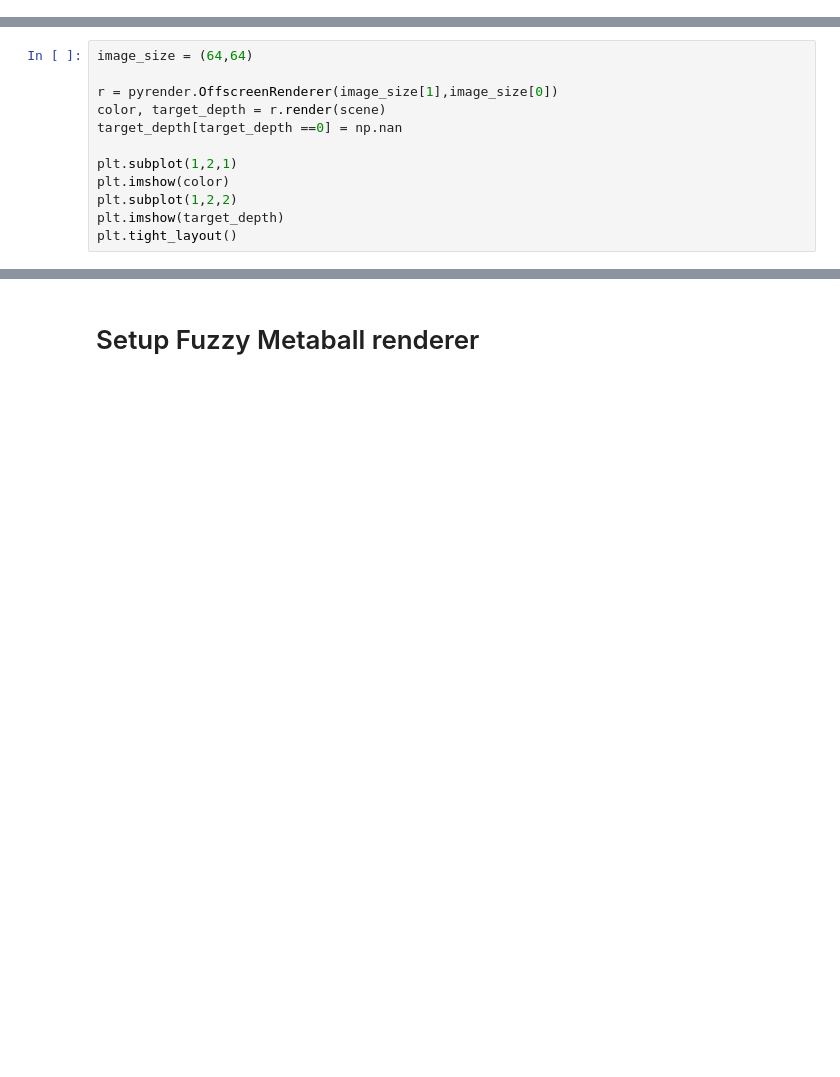
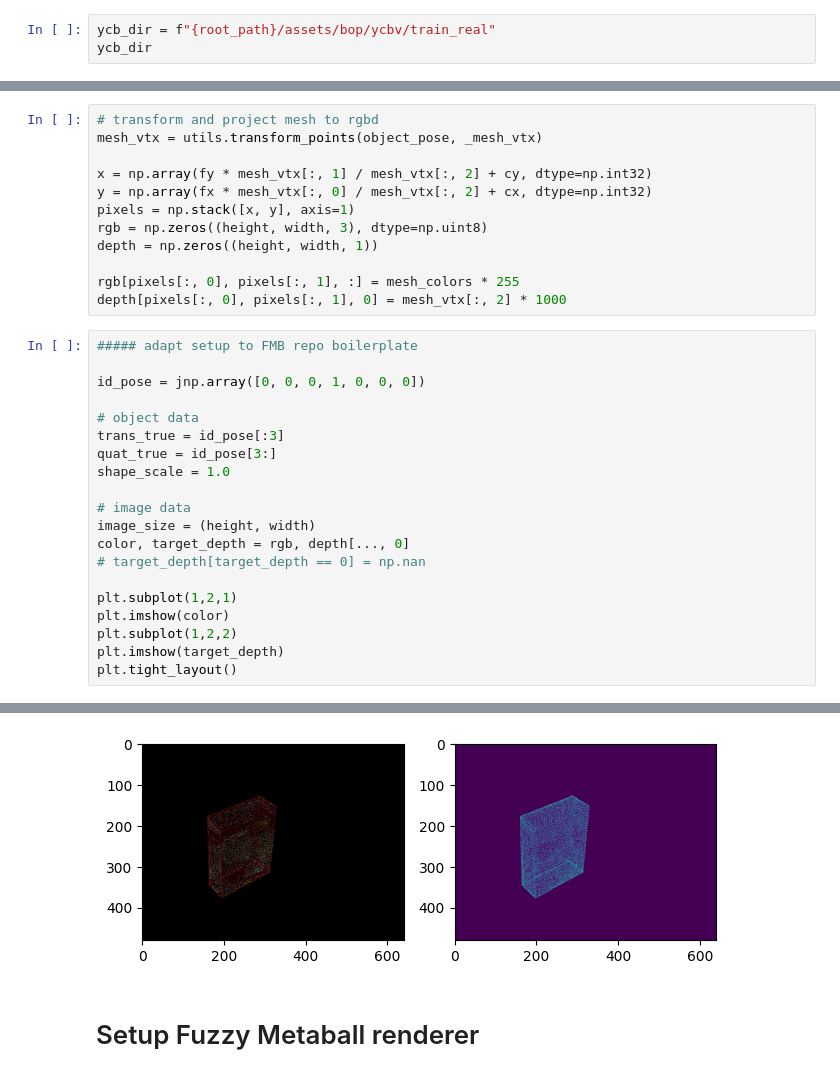
Before and after one commit to karen-sy/fuzzy-ellipses, a Jupyter notebook: baseline/ycb_fmb.ipynb, the cells around one changed output, grey strips where cells are left out. Saved outputs shown, nothing was run; the diff lists cells and outputs as text; blank space fills up the shorter version.

```diff
--- a/baseline/ycb_fmb.ipynb
+++ b/baseline/ycb_fmb.ipynb
@@ -4,0 +16,3 @@
+# %%
+ycb_dir = f"{root_path}/assets/bop/ycbv/train_real"
+ycb_dir
@@ -22,9 +41,29 @@ model is 1.00x the size of the cow
+# %%
+# transform and project mesh to rgbd
+mesh_vtx = utils.transform_points(object_pose, _mesh_vtx)
+
+x = np.array(fy * mesh_vtx[:, 1] / mesh_vtx[:, 2] + cy, dtype=np.int32)
+y = np.array(fx * mesh_vtx[:, 0] / mesh_vtx[:, 2] + cx, dtype=np.int32)
+pixels = np.stack([x, y], axis=1)
+rgb = np.zeros((height, width, 3), dtype=np.uint8)
+depth = np.zeros((height, width, 1))
+
+rgb[pixels[:, 0], pixels[:, 1], :] = mesh_colors * 255
+depth[pixels[:, 0], pixels[:, 1], 0] = mesh_vtx[:, 2] * 1000
 # %%
-image_size = (64,64)
+##### adapt setup to FMB repo boilerplate
 
-r = pyrender.OffscreenRenderer(image_size[1],image_size[0])
-color, target_depth = r.render(scene)
-target_depth[target_depth ==0] = np.nan
+id_pose = jnp.array([0, 0, 0, 1, 0, 0, 0])
+
+# object data
+trans_true = id_pose[:3]
+quat_true = id_pose[3:]
+shape_scale = 1.0
+
+# image data
+image_size = (height, width)
+color, target_depth = rgb, depth[..., 0]
+# target_depth[target_depth == 0] = np.nan
 
 plt.subplot(1,2,1)
 plt.imshow(color)
@@ -36,3 +74,4 @@ ArgumentError: ("argument 2: TypeError: No array-type handler for type _ctypes.t
+[figure, added]
 # %% [markdown]
 # Setup Fuzzy Metaball renderer
 # %%
```
Also changed, not shown: parts of 32 cells of this notebook, 14 other files.
